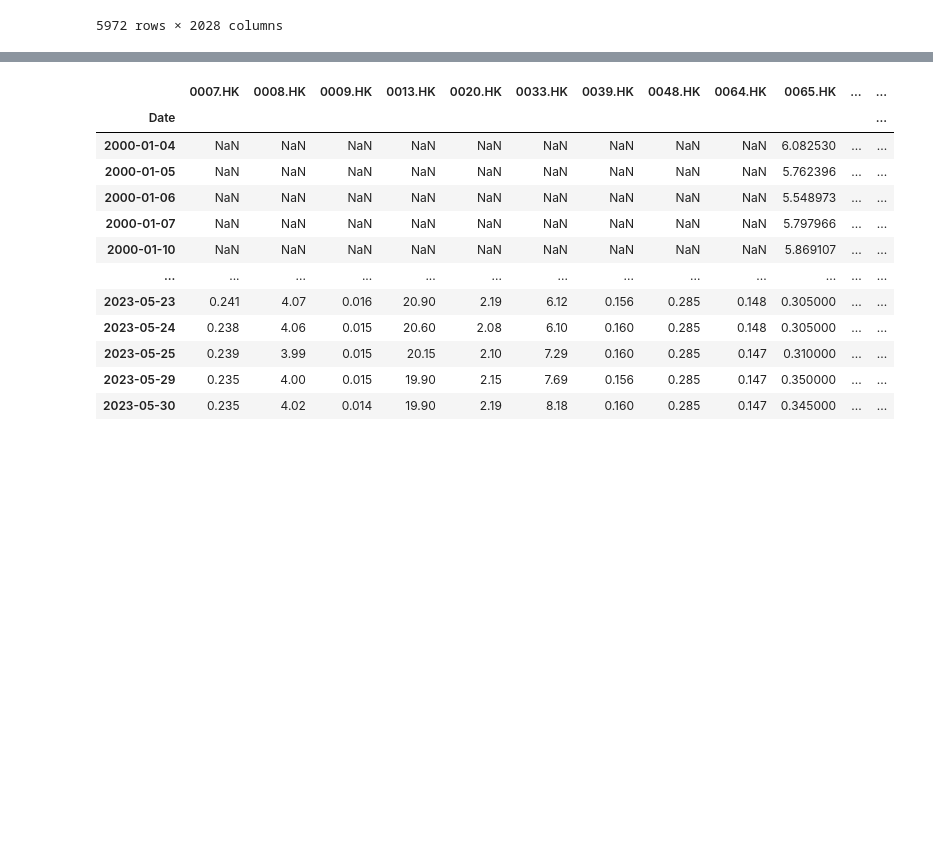
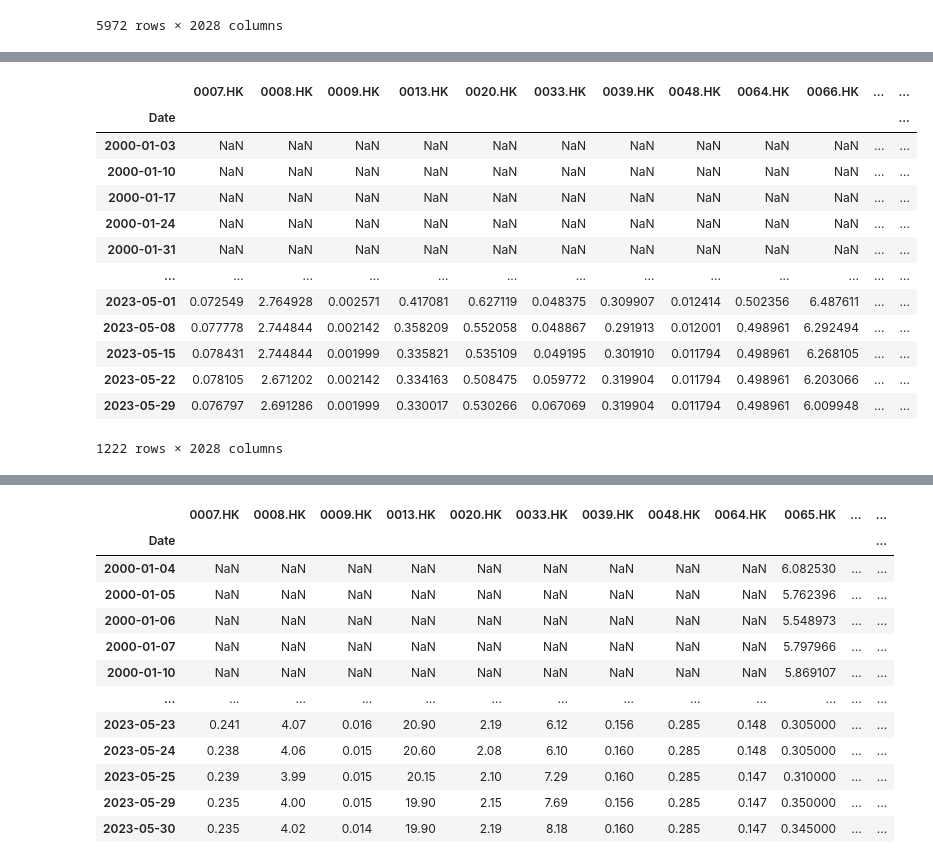
Before and after one commit to ckyma/exchatbook, a Jupyter notebook: getYahooData.ipynb, the cells around one changed output, grey strips where cells are left out. Saved outputs shown, nothing was run; the diff lists cells and outputs as text; code cells hidden in the pictures; blank space fills up the shorter version.

```diff
--- a/getYahooData.ipynb
+++ b/getYahooData.ipynb
@@ -405,0 +423,19 @@ adj_close_data_filtered
+# %%
+from pandas.tseries.frequencies import to_offset
+adj_close_data_filtered_Weekly.index = adj_close_data_filtered_Weekly.index + to_offset("5D")
+adj_close_data_filtered_weekly
+# %% [output]
+|  | 0007.HK | 0008.HK | 0009.HK | 0013.HK | 0020.HK | 0033.HK | 0039.HK | 0048.HK | 0064.HK | 0066.HK | ... | ... |
+| Date |  |  |  |  |  |  |  |  |  |  |  | ... |
+| 2000-01-03 | NaN | NaN | NaN | NaN | NaN | NaN | NaN | NaN | NaN | NaN | ... | ... |
+| 2000-01-10 | NaN | NaN | NaN | NaN | NaN | NaN | NaN | NaN | NaN | NaN | ... | ... |
+| 2000-01-17 | NaN | NaN | NaN | NaN | NaN | NaN | NaN | NaN | NaN | NaN | ... | ... |
+| 2000-01-24 | NaN | NaN | NaN | NaN | NaN | NaN | NaN | NaN | NaN | NaN | ... | ... |
+| 2000-01-31 | NaN | NaN | NaN | NaN | NaN | NaN | NaN | NaN | NaN | NaN | ... | ... |
+| ... | ... | ... | ... | ... | ... | ... | ... | ... | ... | ... | ... | ... |
+| 2023-05-01 | 0.072549 | 2.764928 | 0.002571 | 0.417081 | 0.627119 | 0.048375 | 0.309907 | 0.012414 | 0.502356 | 6.487611 | ... | ... |
+| 2023-05-08 | 0.077778 | 2.744844 | 0.002142 | 0.358209 | 0.552058 | 0.048867 | 0.291913 | 0.012001 | 0.498961 | 6.292494 | ... | ... |
+| 2023-05-15 | 0.078431 | 2.744844 | 0.001999 | 0.335821 | 0.535109 | 0.049195 | 0.301910 | 0.011794 | 0.498961 | 6.268105 | ... | ... |
+| 2023-05-22 | 0.078105 | 2.671202 | 0.002142 | 0.334163 | 0.508475 | 0.059772 | 0.319904 | 0.011794 | 0.498961 | 6.203066 | ... | ... |
+| 2023-05-29 | 0.076797 | 2.691286 | 0.001999 | 0.330017 | 0.530266 | 0.067069 | 0.319904 | 0.011794 | 0.498961 | 6.009948 | ... | ... |
+1222 rows × 2028 columns
```
Also changed, not shown: parts of 14 cells of this notebook, 1 other file.
